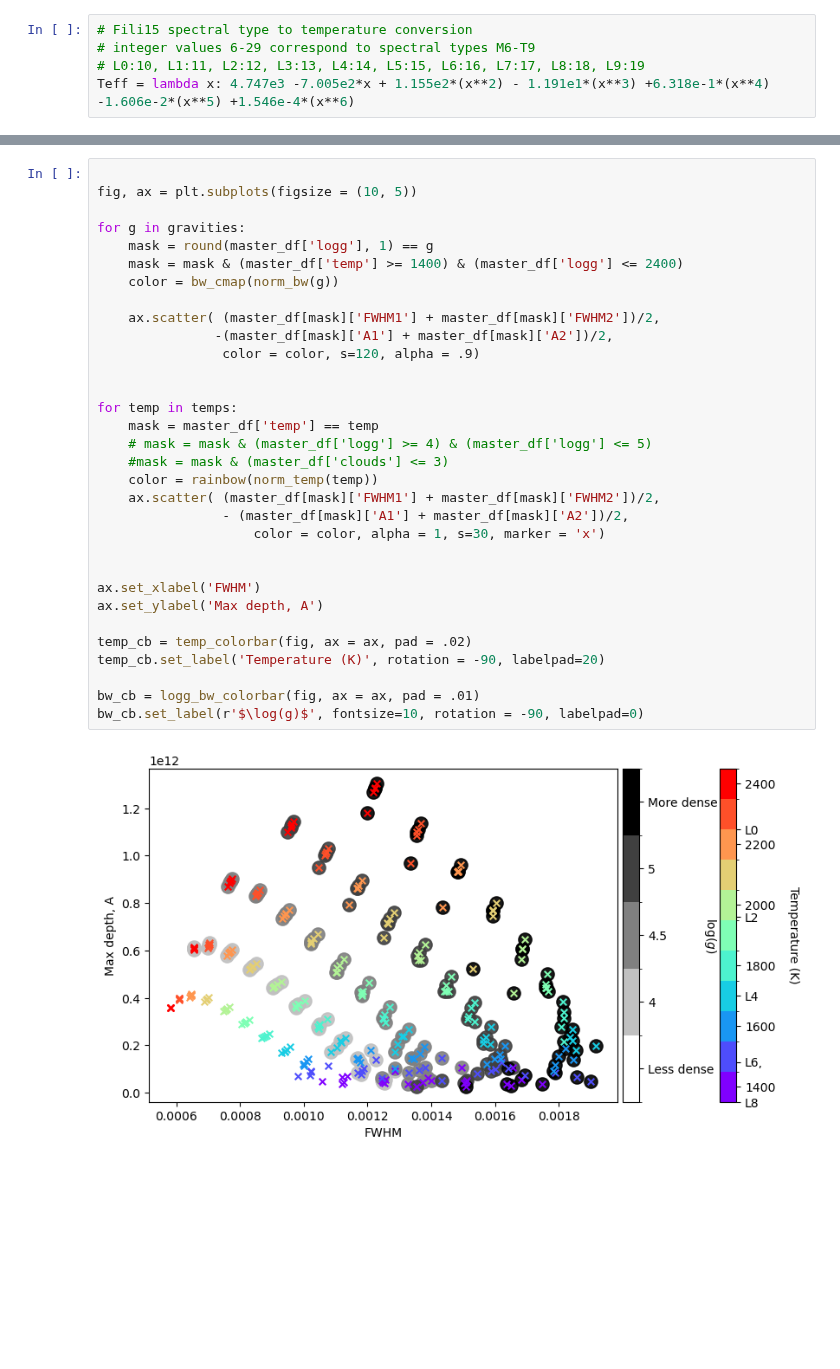
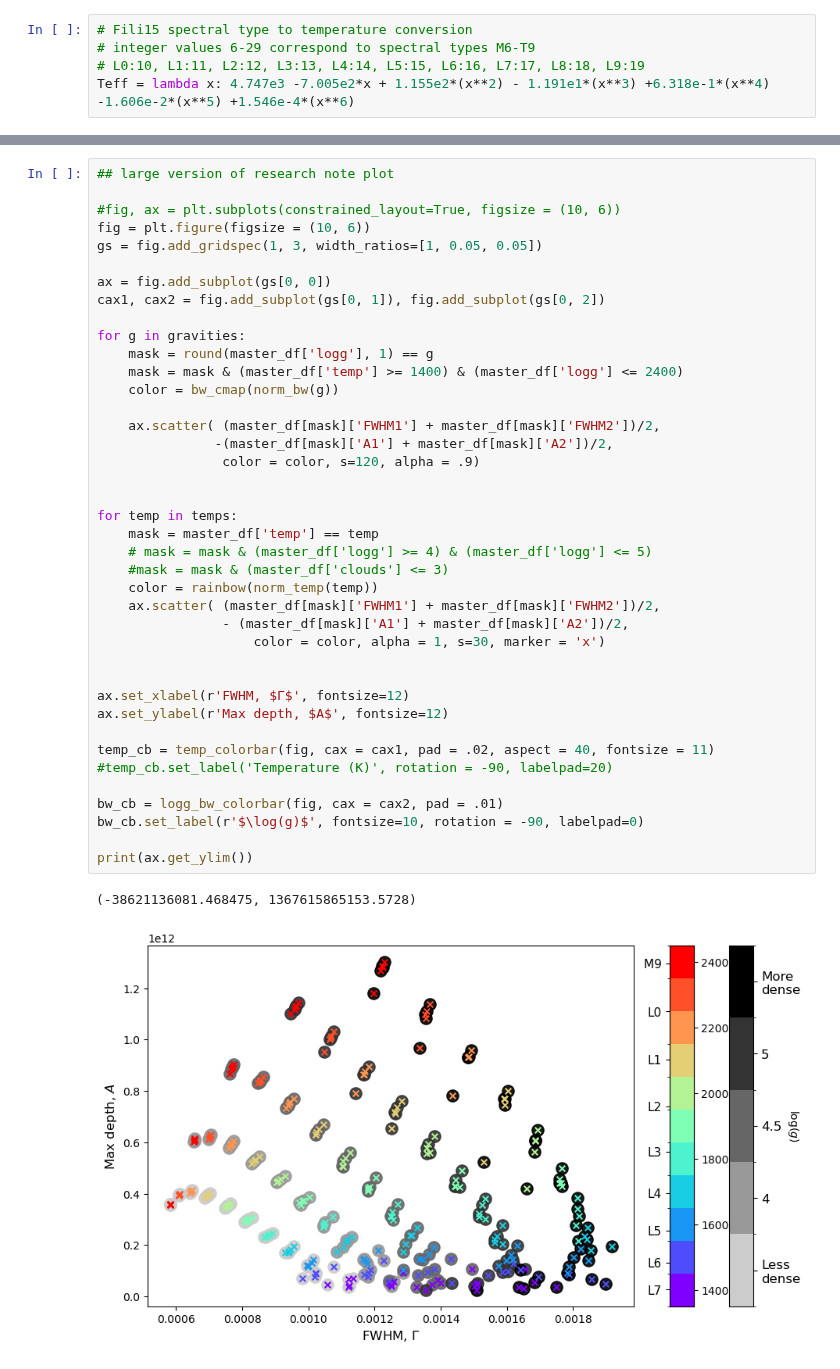
Before and after one commit to BDNYC/quantifying_clouds_ally, a Jupyter notebook: notebooks/Depth_vs_FWHM.ipynb, the cells around one changed output, grey strips where cells are left out. Drawn from its saved outputs; the diff is of its cells as text; blank space fills up the shorter version.

Commit message:
a lot of plot editing

```diff
--- a/notebooks/Depth_vs_FWHM.ipynb
+++ b/notebooks/Depth_vs_FWHM.ipynb
@@ -141,34 +174,43 @@ logg_colorbar(fig, ax = ax3)
 # %%
+## large version of research note plot
 
-fig, ax = plt.subplots(figsize = (10, 5))
+#fig, ax = plt.subplots(constrained_layout=True, figsize = (10, 6))
+fig = plt.figure(figsize = (10, 6))
+gs = fig.add_gridspec(1, 3, width_ratios=[1, 0.05, 0.05])
+
+ax = fig.add_subplot(gs[0, 0])
+cax1, cax2 = fig.add_subplot(gs[0, 1]), fig.add_subplot(gs[0, 2])
 
 for g in gravities:
     mask = round(master_df['logg'], 1) == g
     mask = mask & (master_df['temp'] >= 1400) & (master_df['logg'] <= 2400)
     color = bw_cmap(norm_bw(g))
 
     ax.scatter( (master_df[mask]['FWHM1'] + master_df[mask]['FWHM2'])/2,
                -(master_df[mask]['A1'] + master_df[mask]['A2'])/2,
                 color = color, s=120, alpha = .9)
 
 
 for temp in temps:
     mask = master_df['temp'] == temp
     # mask = mask & (master_df['logg'] >= 4) & (master_df['logg'] <= 5)
     #mask = mask & (master_df['clouds'] <= 3)
     color = rainbow(norm_temp(temp))
     ax.scatter( (master_df[mask]['FWHM1'] + master_df[mask]['FWHM2'])/2,
                 - (master_df[mask]['A1'] + master_df[mask]['A2'])/2,
                     color = color, alpha = 1, s=30, marker = 'x')
 
 
-ax.set_xlabel('FWHM')
-ax.set_ylabel('Max depth, A')
+ax.set_xlabel(r'FWHM, $Γ$', fontsize=12)
+ax.set_ylabel(r'Max depth, $A$', fontsize=12)
 
-temp_cb = temp_colorbar(fig, ax = ax, pad = .02)
-temp_cb.set_label('Temperature (K)', rotation = -90, labelpad=20)
+temp_cb = temp_colorbar(fig, cax = cax1, pad = .02, aspect = 40, fontsize = 11)
+#temp_cb.set_label('Temperature (K)', rotation = -90, labelpad=20)
 
-bw_cb = logg_bw_colorbar(fig, ax = ax, pad = .01)
+bw_cb = logg_bw_colorbar(fig, cax = cax2, pad = .01)
 bw_cb.set_label(r'$\log(g)$', fontsize=10, rotation = -90, labelpad=0)
+
+print(ax.get_ylim())
 # %% [output]
+(-38621136081.468475, 1367615865153.5728)
-[figure, old version]
+[figure, new version]
```
Also changed, not shown: parts of 9 cells of this notebook, 14 other files.
